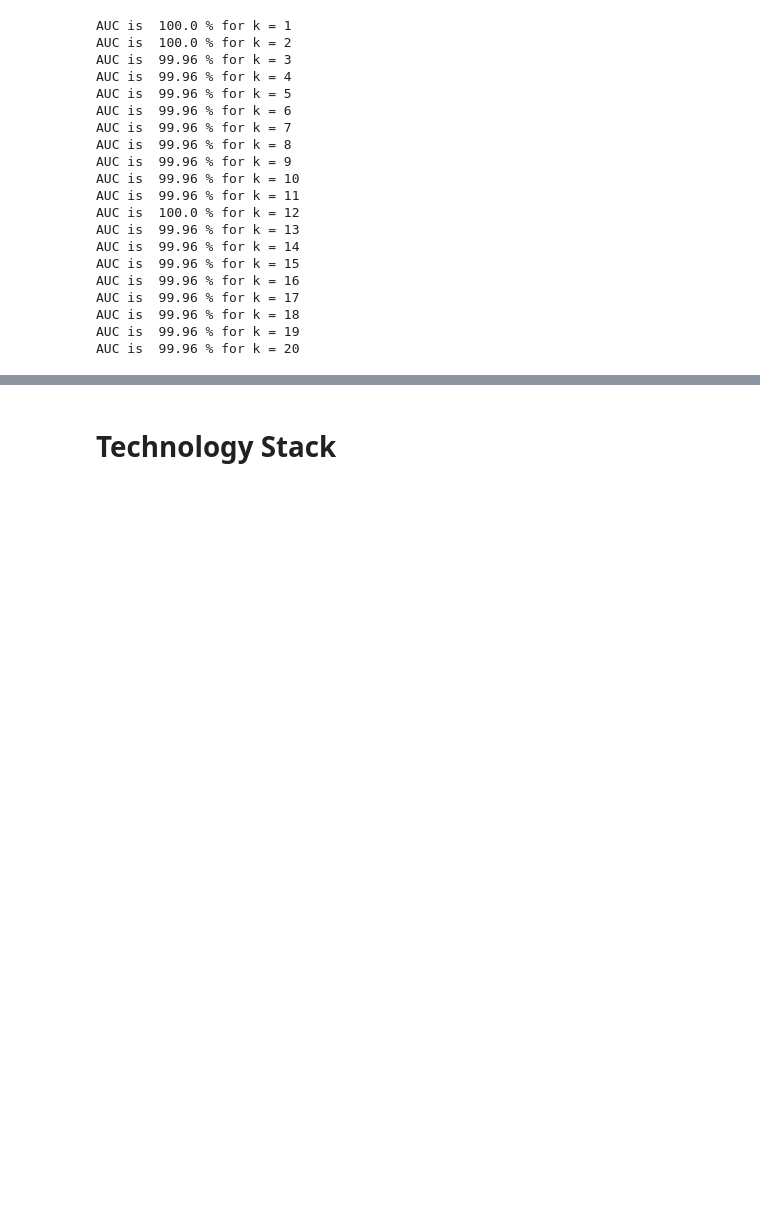
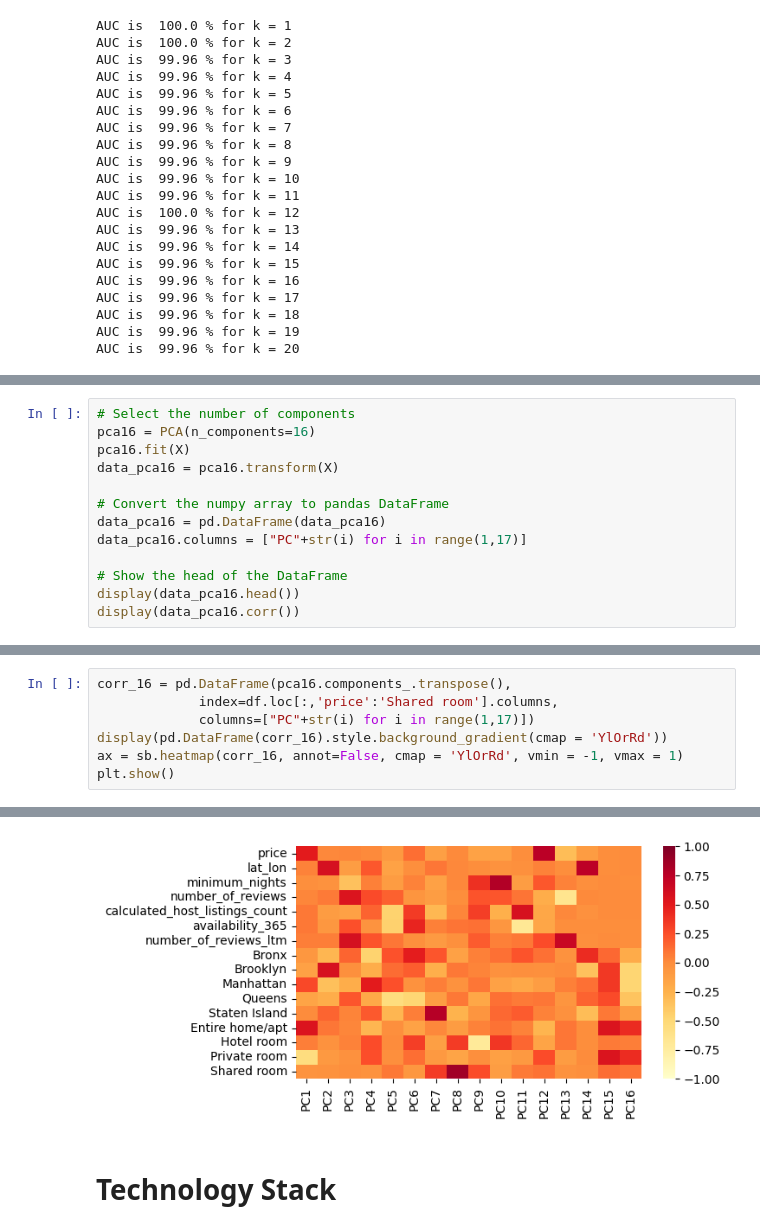
Before and after one commit to Naren1610/IST5520GrpProj, a Jupyter notebook: Milestone3_v4.ipynb, the cells around one changed output, grey strips where cells are left out. Cells and saved outputs as stored; diff of their text form; blank space fills up the shorter version.

```diff
--- a/Milestone3_v4.ipynb
+++ b/Milestone3_v4.ipynb
@@ -1486,0 +1795,13 @@ AUC is  99.96 % for k = 20
+# %%
+# Select the number of components
+pca16 = PCA(n_components=16)
+pca16.fit(X)
+data_pca16 = pca16.transform(X)
+
+# Convert the numpy array to pandas DataFrame
+data_pca16 = pd.DataFrame(data_pca16)
+data_pca16.columns = ["PC"+str(i) for i in range(1,17)]
+
+# Show the head of the DataFrame
+display(data_pca16.head())
+display(data_pca16.corr())
@@ -1486,0 +1842,8 @@ AUC is  99.96 % for k = 20
+# %%
+corr_16 = pd.DataFrame(pca16.components_.transpose(),
+             index=df.loc[:,'price':'Shared room'].columns,
+             columns=["PC"+str(i) for i in range(1,17)])
+display(pd.DataFrame(corr_16).style.background_gradient(cmap = 'YlOrRd'))
+ax = sb.heatmap(corr_16, annot=False, cmap = 'YlOrRd', vmin = -1, vmax = 1)
+plt.show()
+# %% [output]
@@ -1487,3 +1867,4 @@ AUC is  99.96 % for k = 20
+[figure, added]
 # %% [markdown]
 # Technology Stack
 # %%
```
Also changed, not shown: parts of 24 cells of this notebook.
